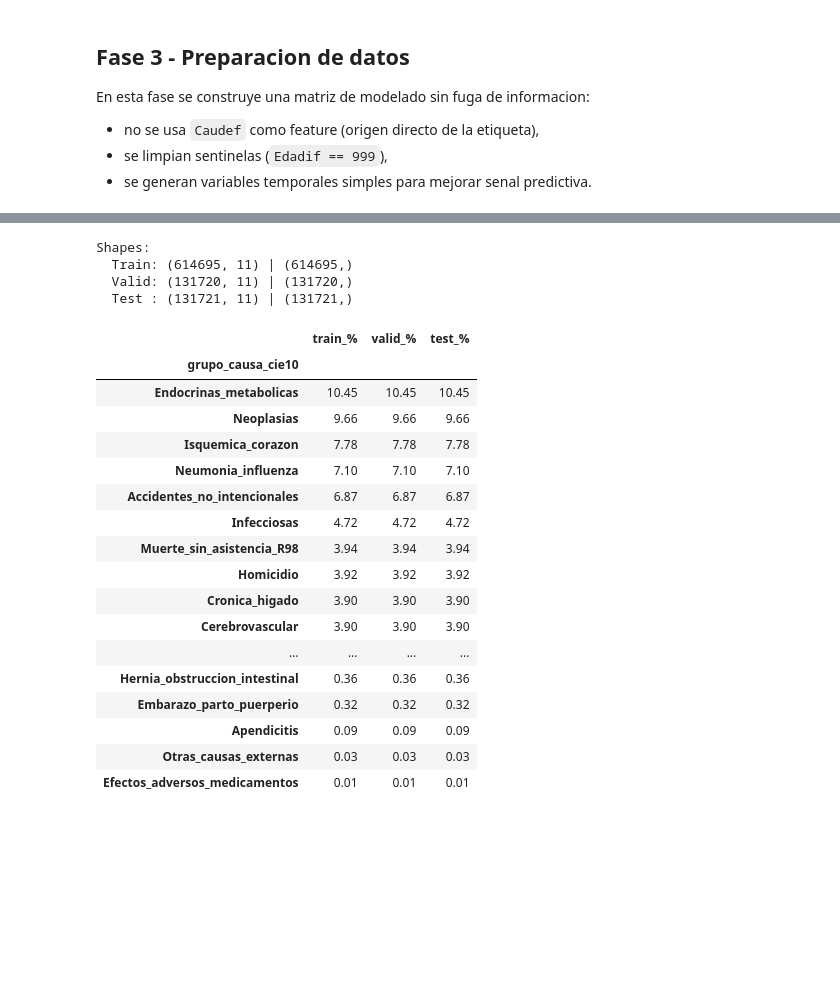
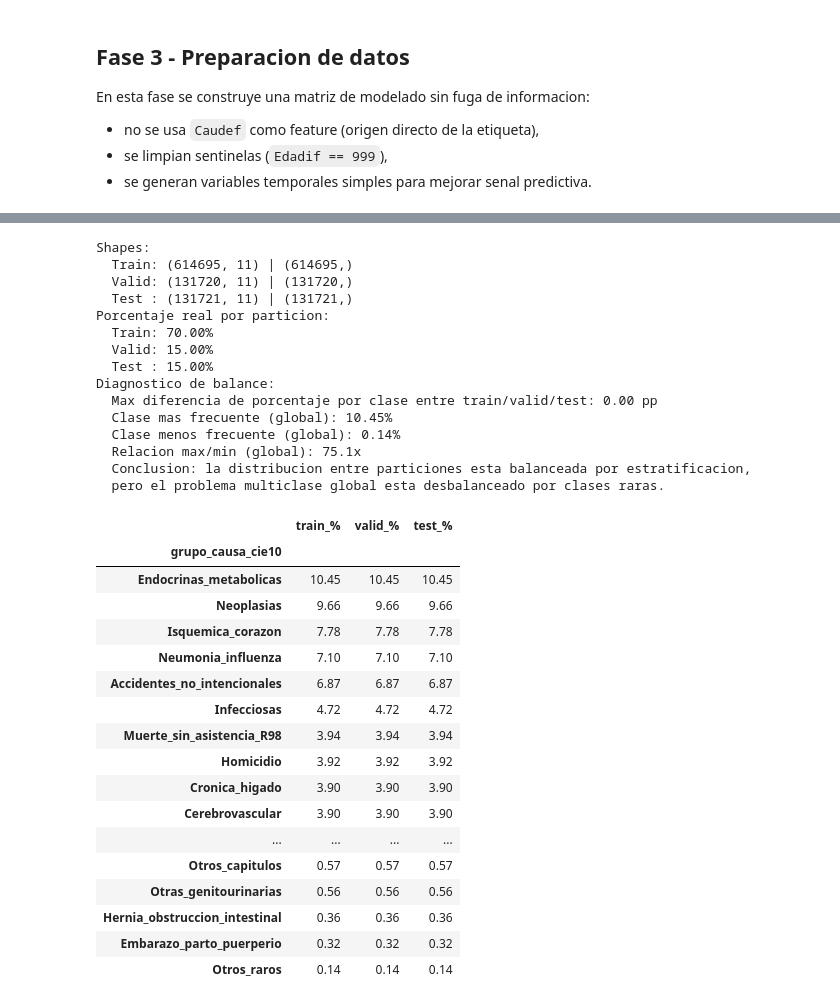
Before and after one commit to jcdiegolopez/MD-PY1, a Jupyter notebook: modelado_predictivo.ipynb, the cells around one changed output, grey strips where cells are left out. Drawn from its saved outputs; the diff is of its cells as text; code cells hidden in the pictures; blank space fills up the shorter version.

```diff
--- a/modelado_predictivo.ipynb
+++ b/modelado_predictivo.ipynb
@@ -503,9 +503,17 @@ if {'dia', 'mes', 'anio'}.issubset(df_model.columns):
     )
     df_model['es_fin_semana'] = fecha.dt.dayofweek.isin([5, 6]).astype('float')
 
-y = df['grupo_causa_cie10'].copy()
+y_raw = df['grupo_causa_cie10'].astype(str).copy()
+
+MIN_CLASS_SHARE = 0.003  # 0.3%
+class_share_raw = y_raw.value_counts(normalize=True)
+rare_classes = class_share_raw[class_share_raw < MIN_CLASS_SHARE].index.tolist()
+
+y = y_raw.where(~y_raw.isin(rare_classes), 'Otros_raros')
 
 print(f'Shape de modelado: X={df_model.shape}, y={y.shape}')
+print(f'Clases originales: {y_raw.nunique()} | Clases tras agrupacion de raras: {y.nunique()}')
+print(f'Clases agrupadas en Otros_raros: {len(rare_classes)}')
 # %% [output]
 Columnas detectadas:
 sexo               Sexo
@@ -589,39 +605,74 @@ print(f'  Train: {X_train.shape} | {y_train.shape}')
 print(f'  Valid: {X_valid.shape} | {y_valid.shape}')
 print(f'  Test : {X_test.shape} | {y_test.shape}')
 
+n_total = len(df_model)
+pct_train = len(X_train) / n_total * 100
+pct_valid = len(X_valid) / n_total * 100
+pct_test = len(X_test) / n_total * 100
+
+print('Porcentaje real por particion:')
+print(f'  Train: {pct_train:.2f}%')
+print(f'  Valid: {pct_valid:.2f}%')
+print(f'  Test : {pct_test:.2f}%')
+
 def class_share(series: pd.Series) -> pd.Series:
     return series.value_counts(normalize=True).mul(100).round(2)
 
 balance = pd.concat(
     [
         class_share(y_train).rename('train_%'),
         class_share(y_valid).rename('valid_%'),
         class_share(y_test).rename('test_%'),
     ],
     axis=1,
 ).fillna(0.0)
 
+max_gap_between_splits = (balance.max(axis=1) - balance.min(axis=1)).max()
+global_share = y.value_counts(normalize=True).mul(100)
+global_max = global_share.max()
+global_min = global_share.min()
+global_ratio = global_max / global_min
+
+print('Diagnostico de balance:')
+print(f'  Max diferencia de porcentaje por clase entre train/valid/test: {max_gap_between_splits:.2f} pp')
+print(f'  Clase mas frecuente (global): {global_max:.2f}%')
+print(f'  Clase menos frecuente (global): {global_min:.2f}%')
+print(f'  Relacion max/min (global): {global_ratio:.1f}x')
+print('  Conclusion: la distribucion entre particiones esta balanceada por estratificacion,')
+print('  pero el problema multiclase global esta desbalanceado por clases raras.')
+
 display(balance)
 # %% [output]
 Shapes:
   Train: (614695, 11) | (614695,)
   Valid: (131720, 11) | (131720,)
   Test : (131721, 11) | (131721,)
+Porcentaje real por particion:
+  Train: 70.00%
+  Valid: 15.00%
+  Test : 15.00%
+Diagnostico de balance:
+  Max diferencia de porcentaje por clase entre train/valid/test: 0.00 pp
+  Clase mas frecuente (global): 10.45%
+  Clase menos frecuente (global): 0.14%
+  Relacion max/min (global): 75.1x
+  Conclusion: la distribucion entre particiones esta balanceada por estratificacion,
+  pero el problema multiclase global esta desbalanceado por clases raras.
 |  | train_% | valid_% | test_% |
 | grupo_causa_cie10 |  |  |  |
 | Endocrinas_metabolicas | 10.45 | 10.45 | 10.45 |
 | Neoplasias | 9.66 | 9.66 | 9.66 |
 | Isquemica_corazon | 7.78 | 7.78 | 7.78 |
 | Neumonia_influenza | 7.10 | 7.10 | 7.10 |
 | Accidentes_no_intencionales | 6.87 | 6.87 | 6.87 |
 | Infecciosas | 4.72 | 4.72 | 4.72 |
 | Muerte_sin_asistencia_R98 | 3.94 | 3.94 | 3.94 |
 | Homicidio | 3.92 | 3.92 | 3.92 |
 | Cronica_higado | 3.90 | 3.90 | 3.90 |
 | Cerebrovascular | 3.90 | 3.90 | 3.90 |
 | ... | ... | ... | ... |
+| Otros_capitulos | 0.57 | 0.57 | 0.57 |
+| Otras_genitourinarias | 0.56 | 0.56 | 0.56 |
 | Hernia_obstruccion_intestinal | 0.36 | 0.36 | 0.36 |
 | Embarazo_parto_puerperio | 0.32 | 0.32 | 0.32 |
-| Apendicitis | 0.09 | 0.09 | 0.09 |
-| Otras_causas_externas | 0.03 | 0.03 | 0.03 |
-| Efectos_adversos_medicamentos | 0.01 | 0.01 | 0.01 |
+| Otros_raros | 0.14 | 0.14 | 0.14 |
```
Also changed, not shown: parts of 9 cells of this notebook, 1 other file.
